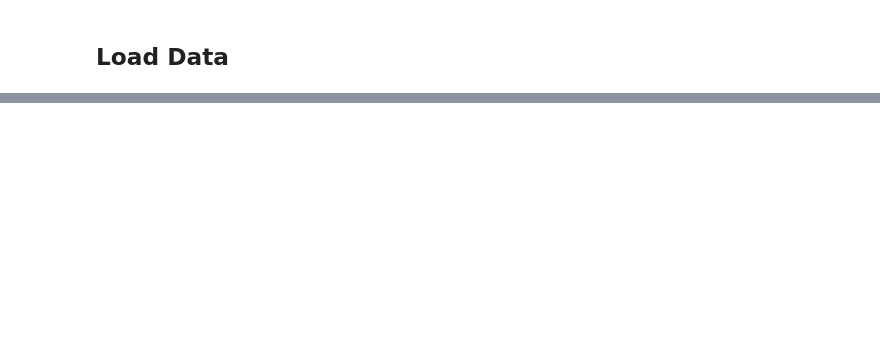
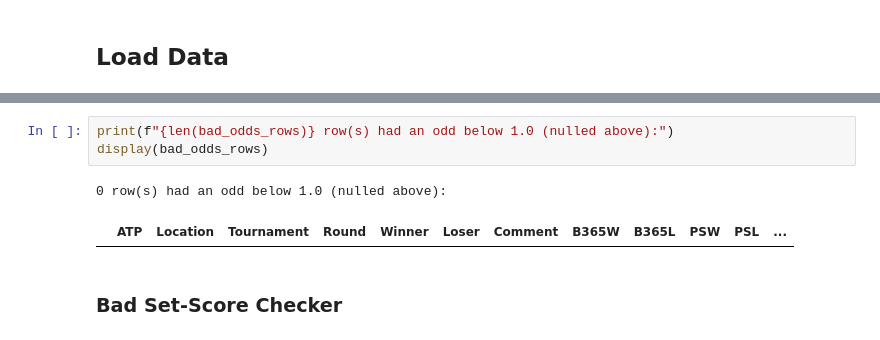
Before and after one commit to nick-benelli/Tennis-Data-Pipeline, a Jupyter notebook: notebooks/cleaning/uk-data-cleaning.ipynb, the cells around one changed output, grey strips where cells are left out. Saved outputs shown, nothing was run; the diff lists cells and outputs as text; blank space fills up the shorter version.

```diff
--- a/notebooks/cleaning/uk-data-cleaning.ipynb
+++ b/notebooks/cleaning/uk-data-cleaning.ipynb
@@ -277,0 +179,8 @@ print(tournament_crosswalk)
+# %%
+print(f"{len(bad_odds_rows)} row(s) had an odd below 1.0 (nulled above):")
+display(bad_odds_rows)
+# %% [output]
+0 row(s) had an odd below 1.0 (nulled above):
+|  | ATP | Location | Tournament | Round | Winner | Loser | Comment | B365W | B365L | PSW | PSL | ... |
+# %% [markdown]
+### Bad Set-Score Checker
```
Also changed, not shown: parts of 52 cells of this notebook, 19 other files.
